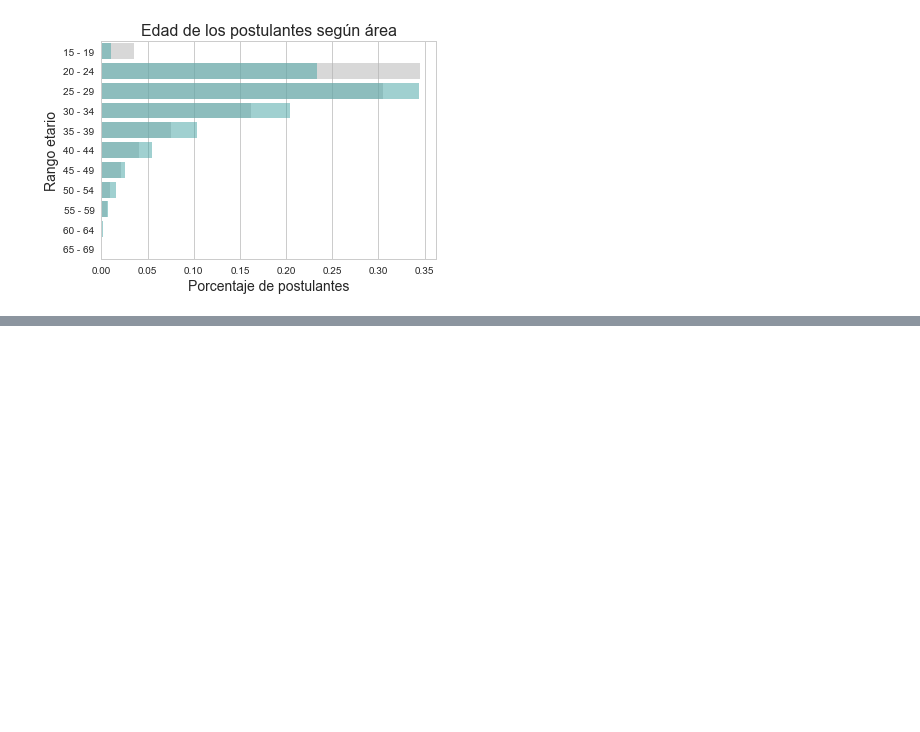
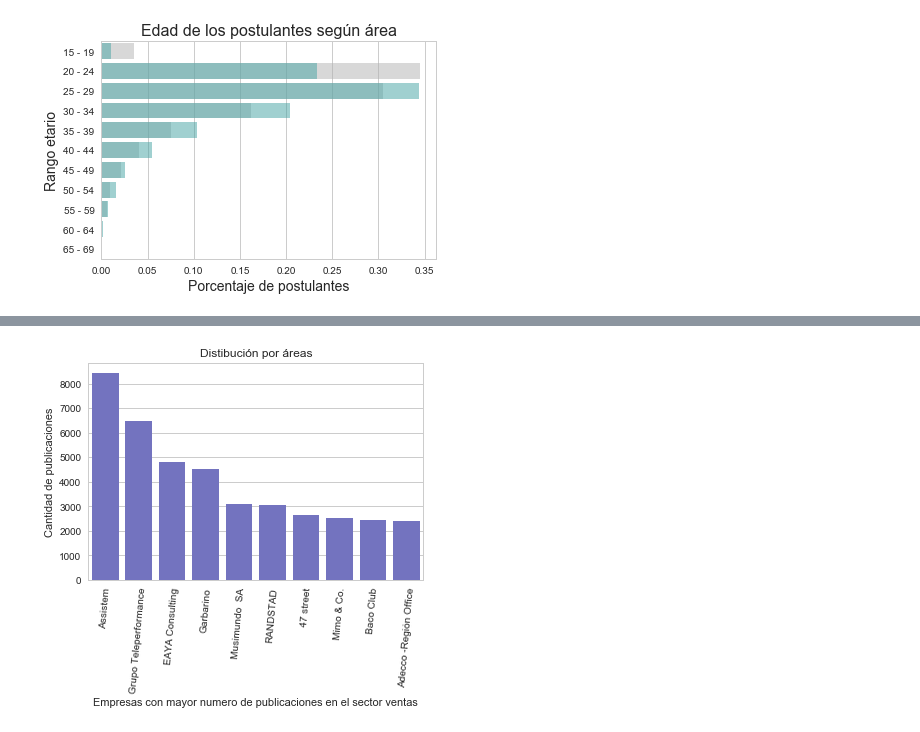
Before and after one commit to FrancoLiberali/tp1-orga-datos-1c2018, a Jupyter notebook: AnalisisExploratorio.ipynb, the cells around one changed output, grey strips where cells are left out. Saved outputs shown, nothing was run; the diff lists cells and outputs as text; code cells hidden in the pictures; blank space fills up the shorter version.

```diff
--- a/AnalisisExploratorio.ipynb
+++ b/AnalisisExploratorio.ipynb
@@ -878,0 +909,9 @@ En este ultimo gráfico podemos observar que la edad más común para postularse
+# %%
+top_sector_ventas=detalle_visitas.loc[detalle_visitas['nombre_area'] == 'Ventas']["denominacion_empresa"].value_counts()[:10]
+g = sns.barplot(x=top_sector_ventas.index, y = top_sector_ventas.values, orient = 'v', color=(0.4,0.4,0.8))
+g.set_title('Distibución por áreas')
+g.set_xlabel('Empresas con mayor numero de publicaciones en el sector ventas')
+g.set_ylabel('Cantidad de publicaciones')
+g.set_xticklabels(g.get_xticklabels(), rotation = 85);
+# %% [output]
+[figure, added]
```
Also changed, not shown: parts of 20 cells of this notebook.
